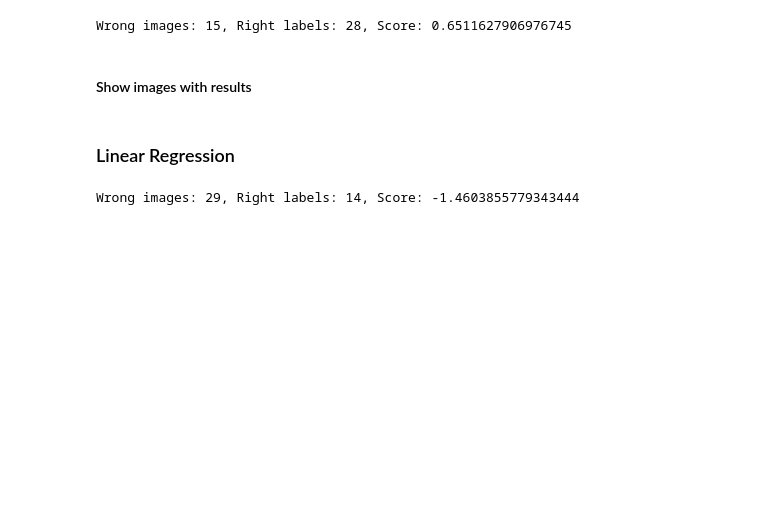
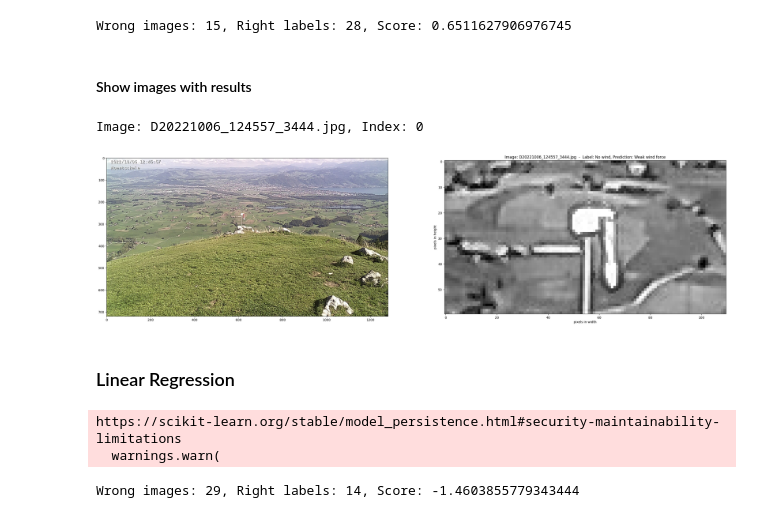
Before and after one commit to jonasbuechi/moentschele_project, a Jupyter notebook: scripts/Test_Models.ipynb, the cells around one changed output. Cells and saved outputs as stored; diff of their text form; code cells hidden in the pictures; blank space fills up the shorter version.

Commit message:
correct paths to images

```diff
--- a/scripts/Test_Models.ipynb
+++ b/scripts/Test_Models.ipynb
@@ -100,8 +102,7 @@ np_labels shape: (43,)
 # %% [markdown]
 ###Logistic Regression
 # %%
-loadDir = "/content/drive/MyDrive/CAS/M3_ML/Project_Moentschele/"
-
+#Load exported models:
 #clf_filename = "model_clf_log_reg_noHarm_100.joblib"
 #clf_filename = "model_clf_log_reg_noHarm_200.joblib"
 #clf_filename = "model_clf_log_reg_noHarm_300.joblib"
@@ -111,4 +112,4 @@ loadDir = "/content/drive/MyDrive/CAS/M3_ML/Project_Moentschele/"
 #clf_filename = "model_clf_log_reg_harm_100.joblib"
 clf_filename = "model_clf_log_reg_harm_200.joblib"
 
-clf = load(loadDir+clf_filename)
+clf = load(DATADIR+clf_filename)
@@ -134,43 +138,47 @@ idxs_right = np.flatnonzero(mask_right_pred)
 # %%
 #Show images with right or wrong predictions
 show_right = False
-sleep_seconds = 3
+sleep_seconds = 1
 
 if show_right:
   idxs = idxs_right
 else:
   idxs = idxs_wrong
 
 for idx in idxs:
   if y_test_pred[idx] != 99: #use to filter to predicted wind force
     image_name = labeled_img[idx]
     fig = plt.figure(1,figsize= (35,15))
     chart0 = fig.add_subplot(121)
     chart1 = fig.add_subplot(122)
-    img_array = cv2.imread(os.path.join(DATADIR+image_name))
+    img_array = cv2.imread(os.path.join(ORIGINALS_DIR+image_name))
     img_array = cv2.cvtColor(img_array, cv2.COLOR_BGR2RGB) # from BGR to RGB
     new_array = fn_crop_image(img_array,233,560)
     new_array = new_array[:,:,0]
     print(f"Image: {image_name}, Index: {idx}")
     plt.title('Image: ' + image_name + '  -  Label: ' + wind_force_class_names[y_test[idx]] + ', Prediction: ' + wind_force_class_names[y_test_pred[idx]])
     plt.xlabel('pixels in width')
     plt.ylabel('pixels in height')
     chart0.imshow(img_array)
     chart1.imshow(new_array, cmap = 'gray')
     plt.show()
     sleep(sleep_seconds)
-    print("hit enter to continue")
-    answer = input("enter to continue or type exit..")
+    answer = input("hit enter to continue or type exit..")
     if answer == "exit":
       break
     clear_output()
+# %% [output]
+Image: D20221006_124557_3444.jpg, Index: 0
+[figure, added]
 # %% [markdown]
 ### Linear Regression
 # %%
-loadDir = "/content/drive/MyDrive/CAS/M3_ML/Project_Moentschele/"
 reg_filename = "model_lin_reg_harm.joblib"
 #reg_filename = "model_lin_reg_noHarm.joblib"
-reg = load(loadDir+reg_filename)
+reg = load(DATADIR+reg_filename)
+# %% [output]
+https://scikit-learn.org/stable/model_persistence.html#security-maintainability-limitations
+  warnings.warn(
 # %%
 y_test_pred = reg.predict(x_test)
 # %%
```
Also changed, not shown: parts of 3 cells of this notebook.
